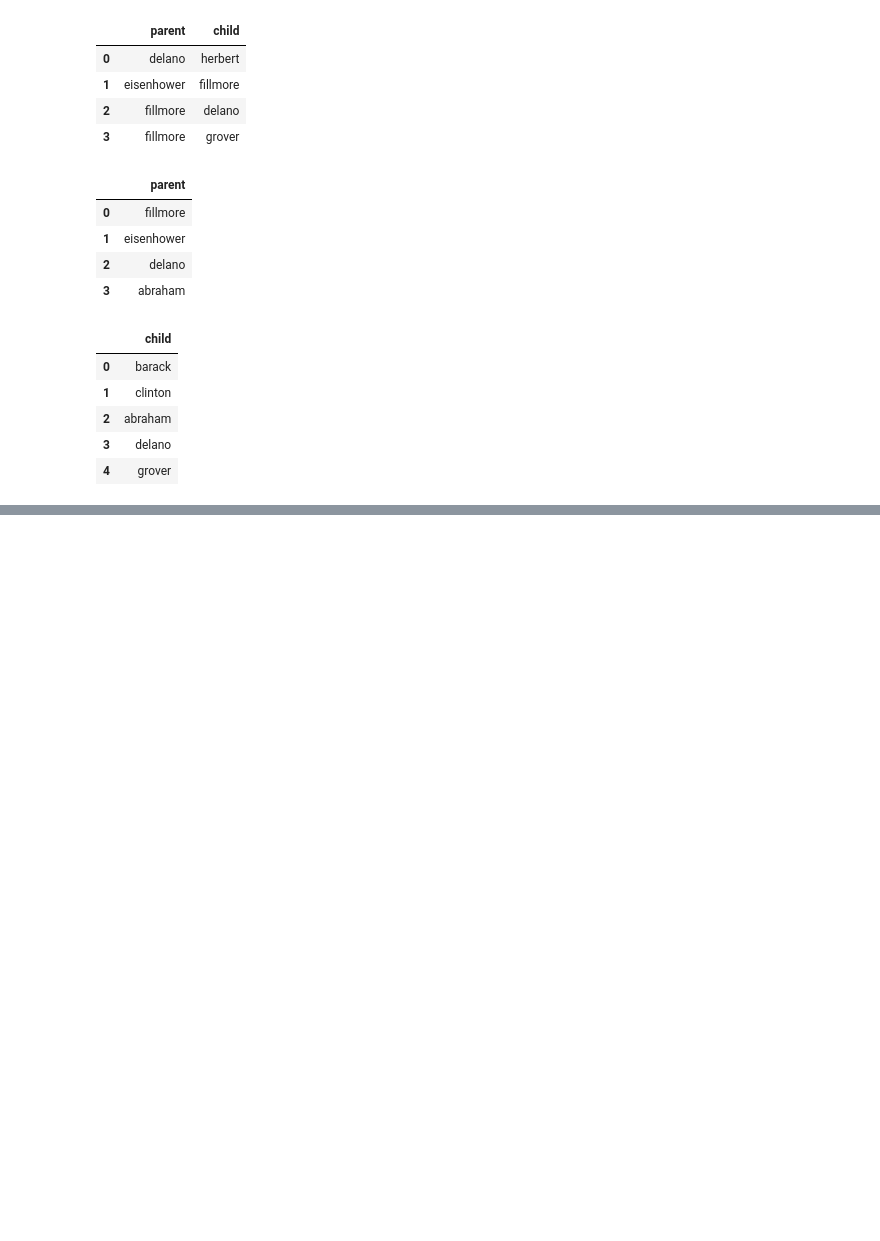
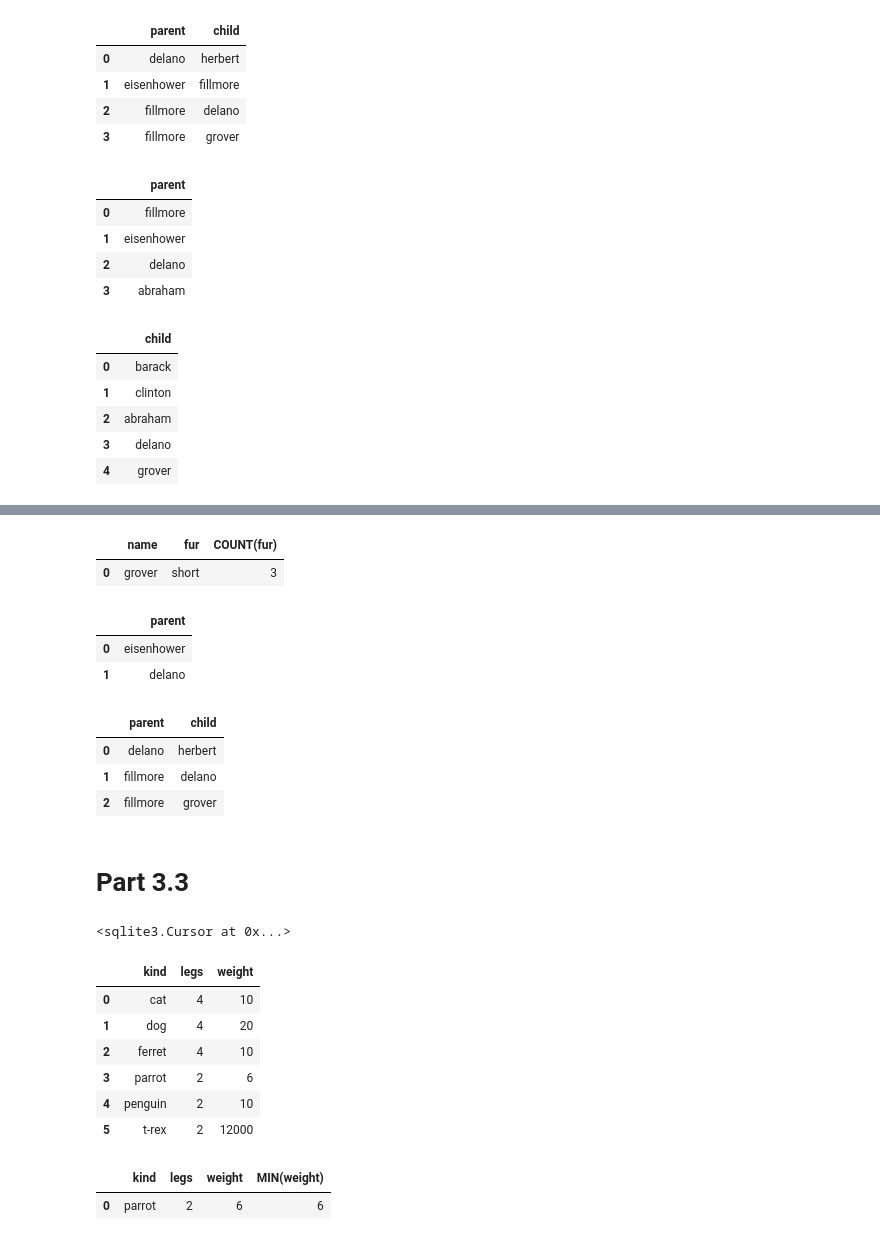
Before and after one commit to AshisGhosh/ashisghosh_data_x_s18, a Jupyter notebook: hw/hw4/HW4_DataX.ipynb, the cells around one changed output, grey strips where cells are left out. Drawn from its saved outputs; the diff is of its cells as text; code cells hidden in the pictures; blank space fills up the shorter version.

Commit message:
finished part 3

```diff
--- a/hw/hw4/HW4_DataX.ipynb
+++ b/hw/hw4/HW4_DataX.ipynb
@@ -347,0 +367,75 @@ f
+# %%
+g = pd.read_sql_query('SELECT *, COUNT(fur) FROM dogs WHERE fur="short"', con = connection)
+g
+# %% [output]
+|  | name | fur | COUNT(fur) |
+| 0 | grover | short | 3 |
+# %%
+sql_command = """
+SELECT parent
+FROM dogs
+INNER JOIN parents ON dogs.name = parents.child
+WHERE fur="curly";
+"""
+
+h = pd.read_sql_query(sql_command, con=connection)
+h
+# %% [output]
+|  | parent |
+| 0 | eisenhower |
+| 1 | delano |
+# %%
+sql_command = """
+SELECT parent, child
+FROM dogs
+INNER JOIN parents ON dogs.name = parents.child
+GROUP BY fur;
+"""
+# WHERE fur="curly";
+i = pd.read_sql_query(sql_command, con=connection)
+i
+# %% [output]
+|  | parent | child |
+| 0 | delano | herbert |
+| 1 | fillmore | delano |
+| 2 | fillmore | grover |
+# %% [markdown]
+# Part 3.3
+# %%
+cursor.execute("DROP TABLE IF EXISTS animals;")
+
+sql_command = """
+create table animals as
+select "dog" as kind, 4 as legs, 20 as weight union
+select "cat" , 4 , 10 union
+select "ferret" , 4 , 10 union
+select "parrot" , 2 , 6 union
+select "penguin" , 2 , 10 union
+select "t-rex" , 2 , 12000;
+"""
+
+j = cursor.execute(sql_command)
+j
+# %% [output]
+<sqlite3.Cursor at 0x...>
+# %%
+k = pd.read_sql_query('SELECT * FROM animals', con=connection)
+k
+# %% [output]
+|  | kind | legs | weight |
+| 0 | cat | 4 | 10 |
+| 1 | dog | 4 | 20 |
+| 2 | ferret | 4 | 10 |
+| 3 | parrot | 2 | 6 |
+| 4 | penguin | 2 | 10 |
+| 5 | t-rex | 2 | 12000 |
+# %%
+sql_command = """
+SELECT *, MIN(weight) FROM animals
+"""
+
+l = pd.read_sql_query(sql_command, con=connection)
+l
+# %% [output]
+|  | kind | legs | weight | MIN(weight) |
+| 0 | parrot | 2 | 6 | 6 |
```
Also changed, not shown: parts of 9 cells of this notebook, 1 other file.
